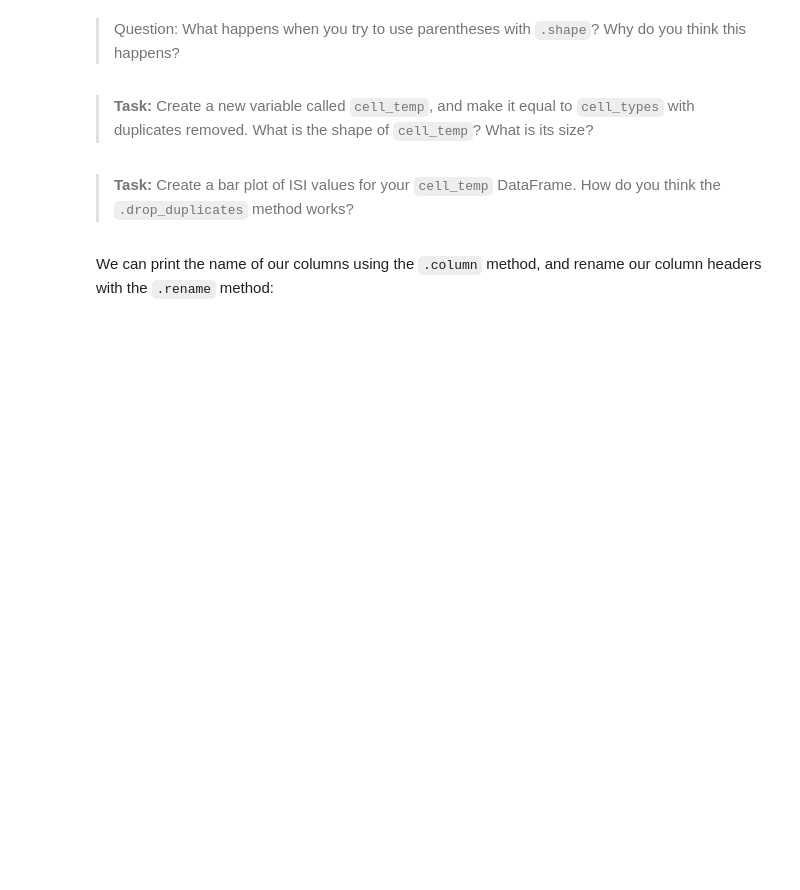
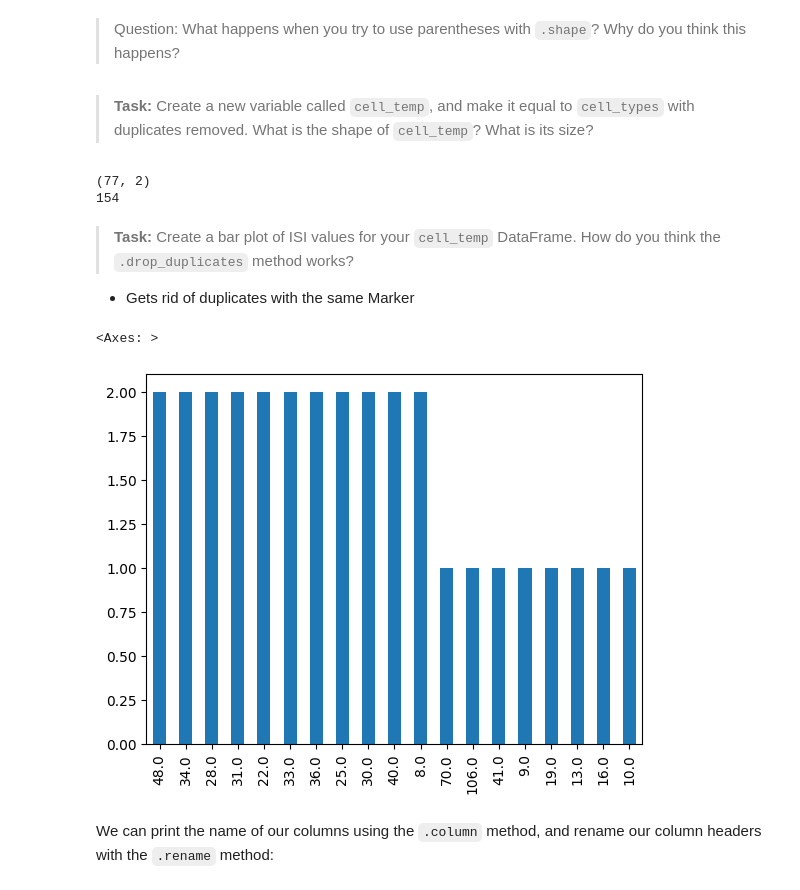
Before and after one commit to lindseyhuppin/Neur265Work, a Jupyter notebook: notebooks/Pandas_02_07_24.ipynb, the cells around one changed output. Saved outputs shown, nothing was run; the diff lists cells and outputs as text; code cells hidden in the pictures; blank space fills up the shorter version.

```diff
--- a/notebooks/Pandas_02_07_24.ipynb
+++ b/notebooks/Pandas_02_07_24.ipynb
@@ -123,10 +216,22 @@ cell_types.shape
 ><b>Task:</b> Create a new variable called `cell_temp`, and make it equal to `cell_types` with duplicates removed. What is the shape of `cell_temp`? What is its size?
 # %%
 # Your code here!
+cell_temp = cell_types.drop_duplicates()
+print(cell_temp.shape)
+print(cell_temp.size)
+# %% [output]
+(77, 2)
+154
 # %% [markdown]
 ><b>Task:</b> Create a bar plot of ISI values for your `cell_temp` DataFrame. How do you think the `.drop_duplicates` method works?
+* Gets rid of duplicates with the same Marker
 # %%
 # Make a new bar plot
+temp = cell_temp['ISI'].value_counts()
+temp[:10].plot(kind='bar')
+# %% [output]
+<Axes: >
+[figure, added]
 # %% [markdown]
 We can print the name of our columns using the `.column` method, and rename our column headers with the `.rename` method:
 # %%
```
Also changed, not shown: parts of 30 cells of this notebook.
